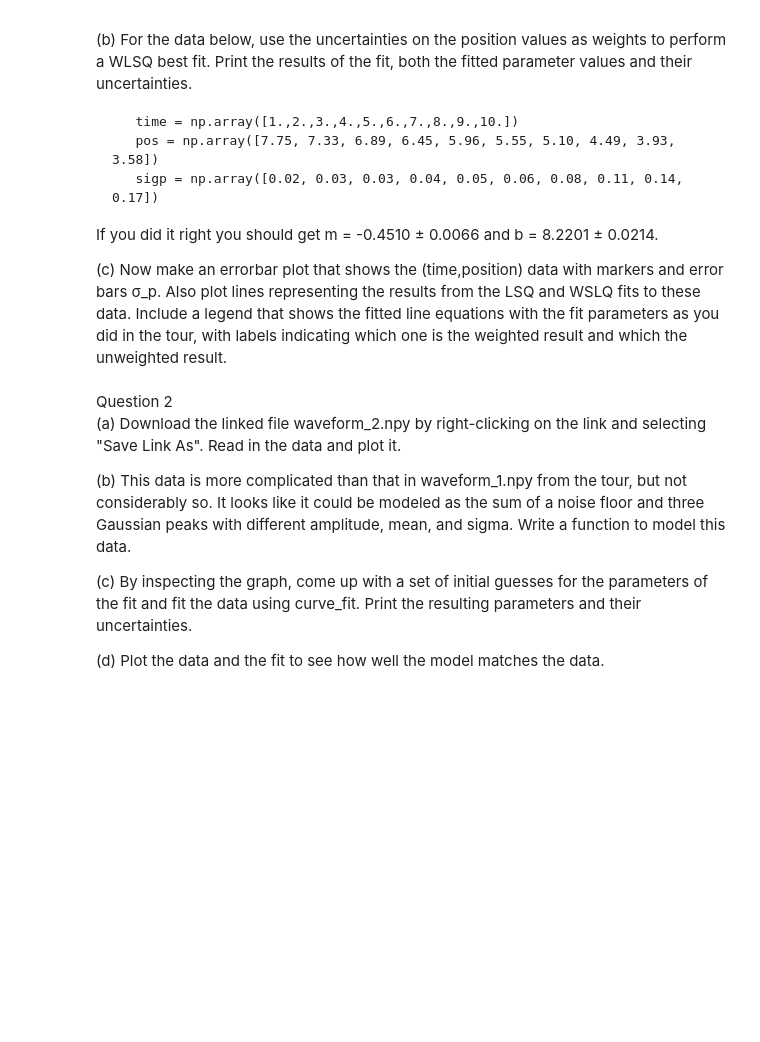
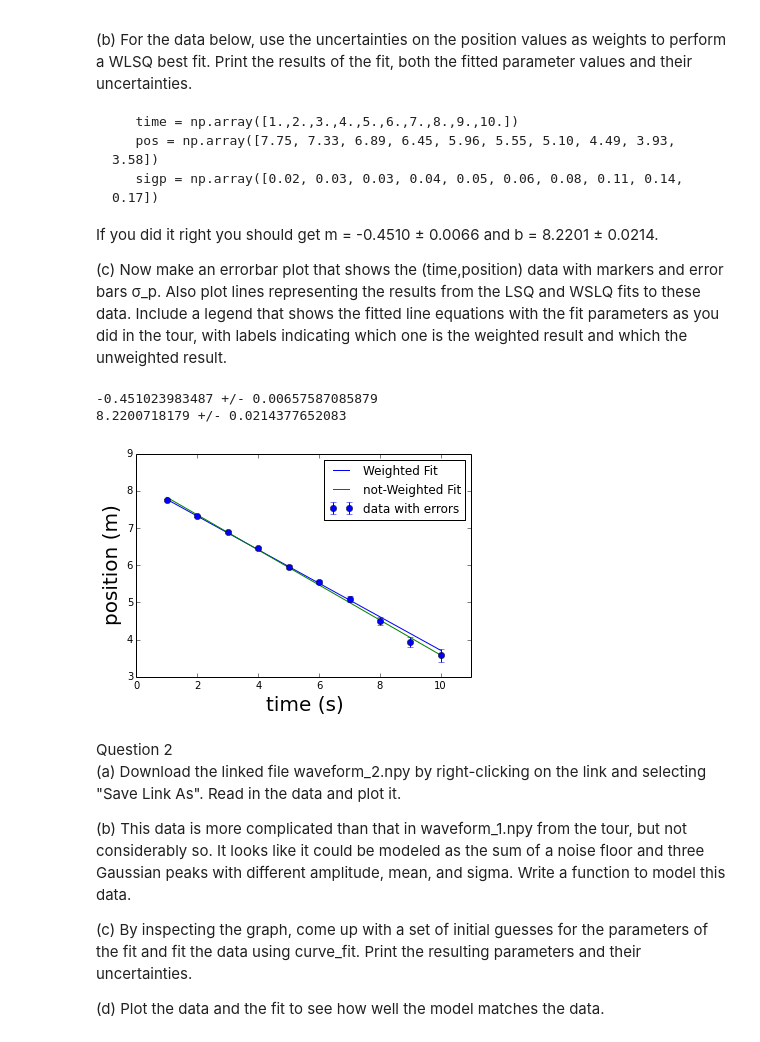
Before and after one commit to cspearso/PHYS202-S14, a Jupyter notebook: SciPy/OptimizationExercises.ipynb, the cells around one changed output. Saved outputs shown, nothing was run; the diff lists cells and outputs as text; code cells hidden in the pictures; blank space fills up the shorter version.

```diff
--- a/SciPy/OptimizationExercises.ipynb
+++ b/SciPy/OptimizationExercises.ipynb
@@ -40,3 +50,54 @@ If you did it right you should get m = -0.4510 ± 0.0066 and b = 8.2201 ± 0.021
+# %%
+#b
+time = np.array([1.,2.,3.,4.,5.,6.,7.,8.,9.,10.])
+pos = np.array([7.75, 7.33, 6.89, 6.45, 5.96, 5.55, 5.10, 4.49, 3.93, 3.58])
+sigp = np.array([0.02, 0.03, 0.03, 0.04, 0.05, 0.06, 0.08, 0.11, 0.14, 0.17])
+
+m1, b1, sigmam1, sigmab1 = WeightedLLSqFit(time,pos,1/sigp**2)
+print m1, "+/-", sigmam1
+print b1, "+/-", sigmab1
+# %% [output]
+-0.451023983487 +/- 0.00657587085879
+8.2200718179 +/- 0.0214377652083
+# %%
+def LinearLSqFit(x,y):
+    """Take in arrays representing (x,y) values for a set of linearly varying data and
+    perform a linear least squares regression.  Return the resulting slope and intercept
+    parameters of the best fit line with their uncertainties."""
+
+    xave = x.mean()
+    yave = y.mean()
+    x2ave = (x*x).mean()
+    xyave = (x*y).mean()
+    denom = (x2ave - xave**2)
+    m = (xyave - xave*yave)/denom
+    b = (x2ave*yave - xave*xyave)/denom
+    delta = y - (m*x + b)
+    d2ave = (delta*delta).mean()
+    n = len(y)
+    merr = sqrt((n-2)**(-1)*d2ave/denom)
+    berr = sqrt((n-2)**(-1)*d2ave*x2ave/denom)
+
+    return m,b,merr,berr
+# %%
+#c
+m2, b2, merr2, berr2 = LinearLSqFit(time, pos)
+f1 = lambda x: m1*x + b1
+f2 = lambda x: m2*x + b2
+plt.plot(time,f1(time), label="Weighted Fit")
+plt.plot(time,f2(time), label="not-Weighted Fit")
+plt.errorbar(time,pos,sigp,fmt="bo",label="data with errors")
+
+plt.xlim(0.,11.)
+plt.ylim(3.,9.)
+
+plt.legend(loc="best")
+plt.xlabel("time (s)",fontsize=20)
+plt.ylabel("position (m)",fontsize=20)
+
+plt.show()
+# %% [output]
+[figure, added]
 # %% [markdown]
 Question 2
 (a) Download the linked file waveform_2.npy by right-clicking on the link and selecting "Save Link As". Read in the data and plot it.
```
Also changed, not shown: parts of 1 cell of this notebook, 1 other file.
